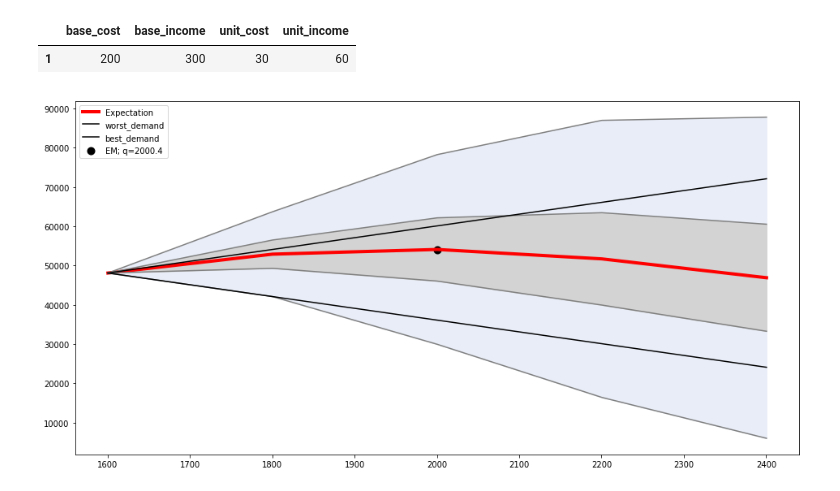
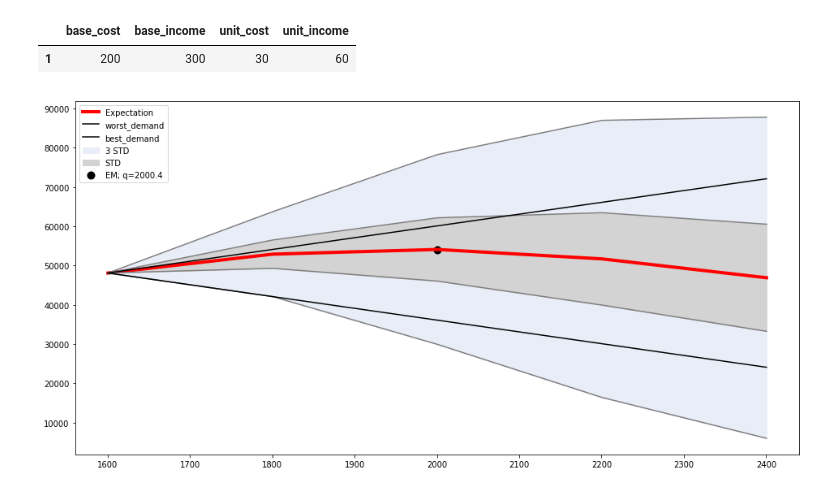
Before and after one commit to RerumNovarum/vsu-games, a Jupyter notebook: vsu_games_2.ipynb, the cells around one changed output. Drawn from its saved outputs; the diff is of its cells as text; code cells hidden in the pictures.

```diff
--- a/vsu_games_2.ipynb
+++ b/vsu_games_2.ipynb
@@ -69,20 +69,20 @@ high = list(map(lambda x: np.asscalar(x), map(gen_profit(high, parms), QQ)))
 # %%
 plt.figure(figsize=(16, 8))
 plt.plot(QQ, expvar.E, color='red', linewidth=4, label='Expectation')
 explow, exphigh = expvar.E - expvar.sigma, expvar.E + expvar.sigma
 exp3low, exp3high = expvar.E - 3*expvar.sigma, expvar.E + 3*expvar.sigma
 for b in [explow, exphigh, exp3low, exp3high]:
     plt.plot(QQ, b, color='gray')
 plt.plot(QQ, low, color='black', label='worst_demand')
 plt.plot(QQ, high, color='black', label='best_demand')
-plt.fill_between(QQ, exp3low, exp3high, color='#e8edf7')
-plt.fill_between(QQ, explow, exphigh, color='lightgray')
+plt.fill_between(QQ, exp3low, exp3high, color='#e8edf7', label='3 STD')
+plt.fill_between(QQ, explow, exphigh, color='lightgray', label='STD')
 plt.scatter(expvar.E.idxmax(), expvar.E.max(),
             label='EM; q=%s' % expvar.E.idxmax(),
             color='black', lw=4)
 plt.legend()
 plt.show()
 # %% [output]
-[figure, old version]
+[figure, new version]
 # %%
 P0 = pd.DataFrame([profit(q).as_matrix() for q in QQ], index=QQ, columns=QQ)
```
Also changed, not shown: parts of 4 cells of this notebook, 3 other files.
